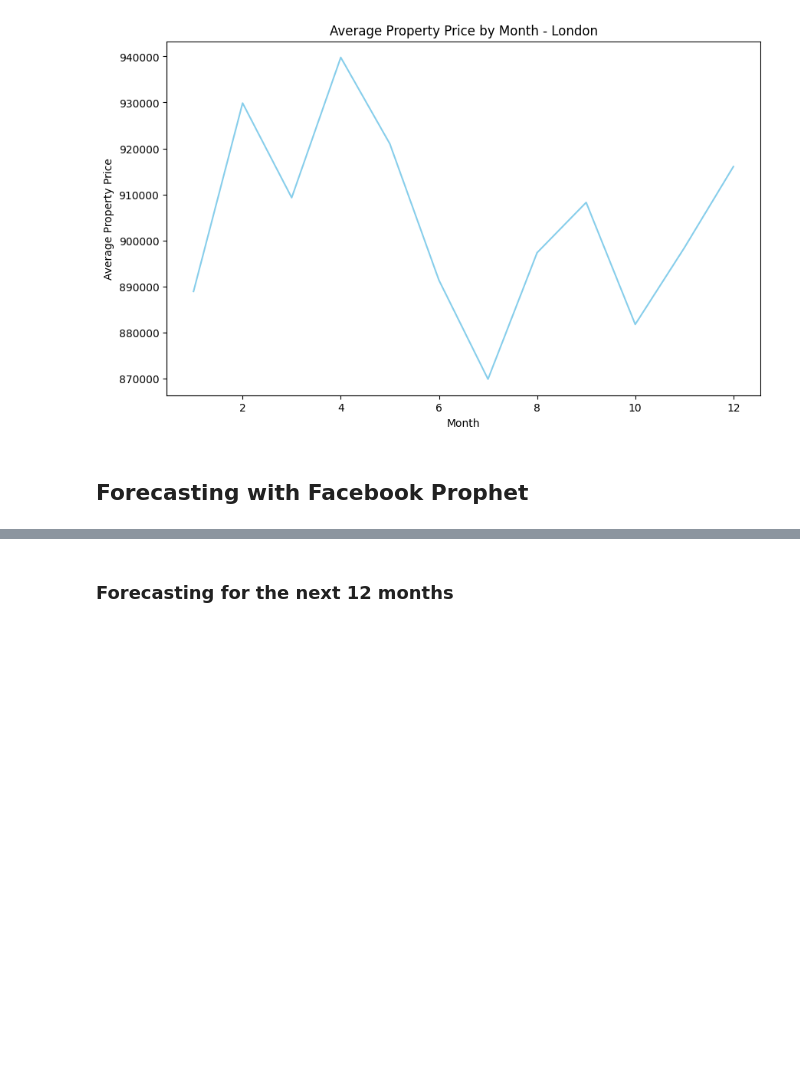
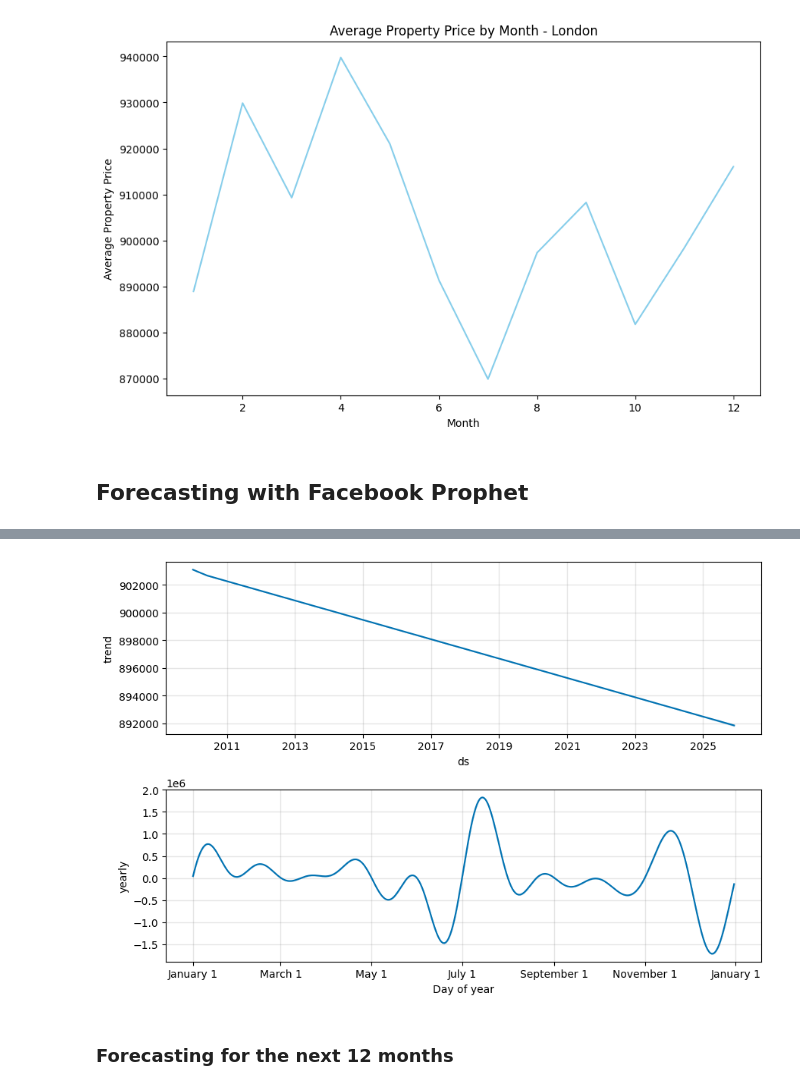
Before and after one commit to zekiyerdem/retirement_housing_investment_forecast_time_series, a Jupyter notebook: Notebooks/Time_series_analysis_forecast.ipynb, the cells around one changed output, grey strips where cells are left out. Cells and saved outputs as stored; diff of their text form; code cells hidden in the pictures; blank space fills up the shorter version.

```diff
--- a/Notebooks/Time_series_analysis_forecast.ipynb
+++ b/Notebooks/Time_series_analysis_forecast.ipynb
@@ -143,4 +142,14 @@ Importing plotly failed. Interactive plots will not work.
 <prophet.forecaster.Prophet at 0x...>
+# %%
+# Create future dataframe to see forecasts and trends
+future = model.make_future_dataframe(periods=24, freq='M')
+forecast = model.predict(future)
+
+# Plot the trend and seasonality
+model.plot_components(forecast)
+plt.show()
+# %% [output]
+[figure, added]
 # %% [markdown]
 ### Forecasting for the next 12 months
 # %%
```
Also changed, not shown: parts of 11 cells of this notebook.
